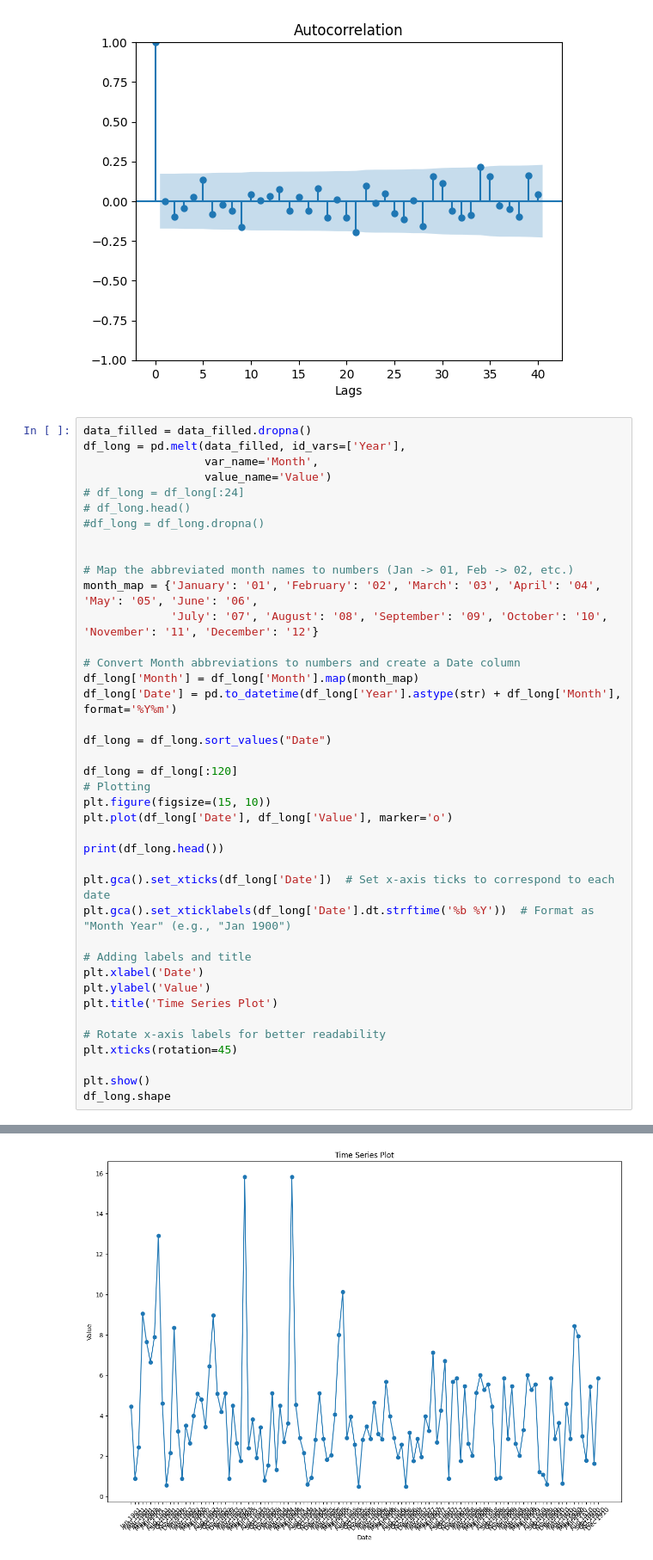
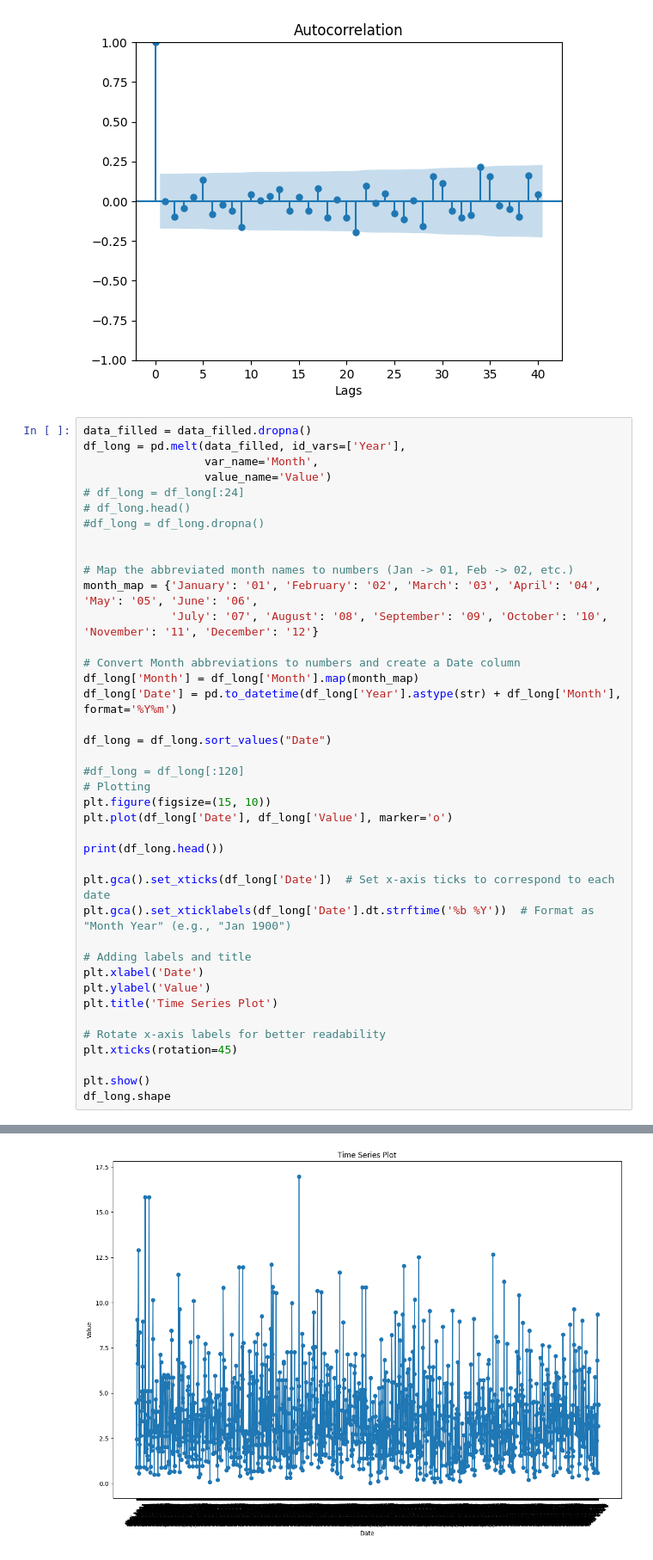
Before and after one commit to phipyao/ds4002-project-2, a Jupyter notebook: SCRIPTS/code.ipynb, the cells around one changed output, grey strips where cells are left out. Shown: that part at 86% size. Drawn from its saved outputs; the diff is of its cells as text.

```diff
--- a/SCRIPTS/code.ipynb
+++ b/SCRIPTS/code.ipynb
@@ -211,32 +206,32 @@ df_long['Month'] = df_long['Month'].map(month_map)
 df_long['Date'] = pd.to_datetime(df_long['Year'].astype(str) + df_long['Month'], format='%Y%m')
 
 df_long = df_long.sort_values("Date")
 
-df_long = df_long[:120]
+#df_long = df_long[:120]
 # Plotting
 plt.figure(figsize=(15, 10))
 plt.plot(df_long['Date'], df_long['Value'], marker='o')
 
 print(df_long.head())
 
 plt.gca().set_xticks(df_long['Date'])  # Set x-axis ticks to correspond to each date
 plt.gca().set_xticklabels(df_long['Date'].dt.strftime('%b %Y'))  # Format as "Month Year" (e.g., "Jan 1900")
 
 # Adding labels and title
 plt.xlabel('Date')
 plt.ylabel('Value')
 plt.title('Time Series Plot')
 
 # Rotate x-axis labels for better readability
 plt.xticks(rotation=45)
 
 plt.show()
 df_long.shape
 # %% [output]
      Year Month  Value       Date
 0    1901    01   4.46 1901-01-01
 124  1901    02   0.90 1901-02-01
 248  1901    03   2.45 1901-03-01
 372  1901    04   9.05 1901-04-01
 496  1901    05   7.66 1901-05-01
-[figure, old version]
+[figure, new version]
```
Also changed, not shown: parts of 7 cells of this notebook.
